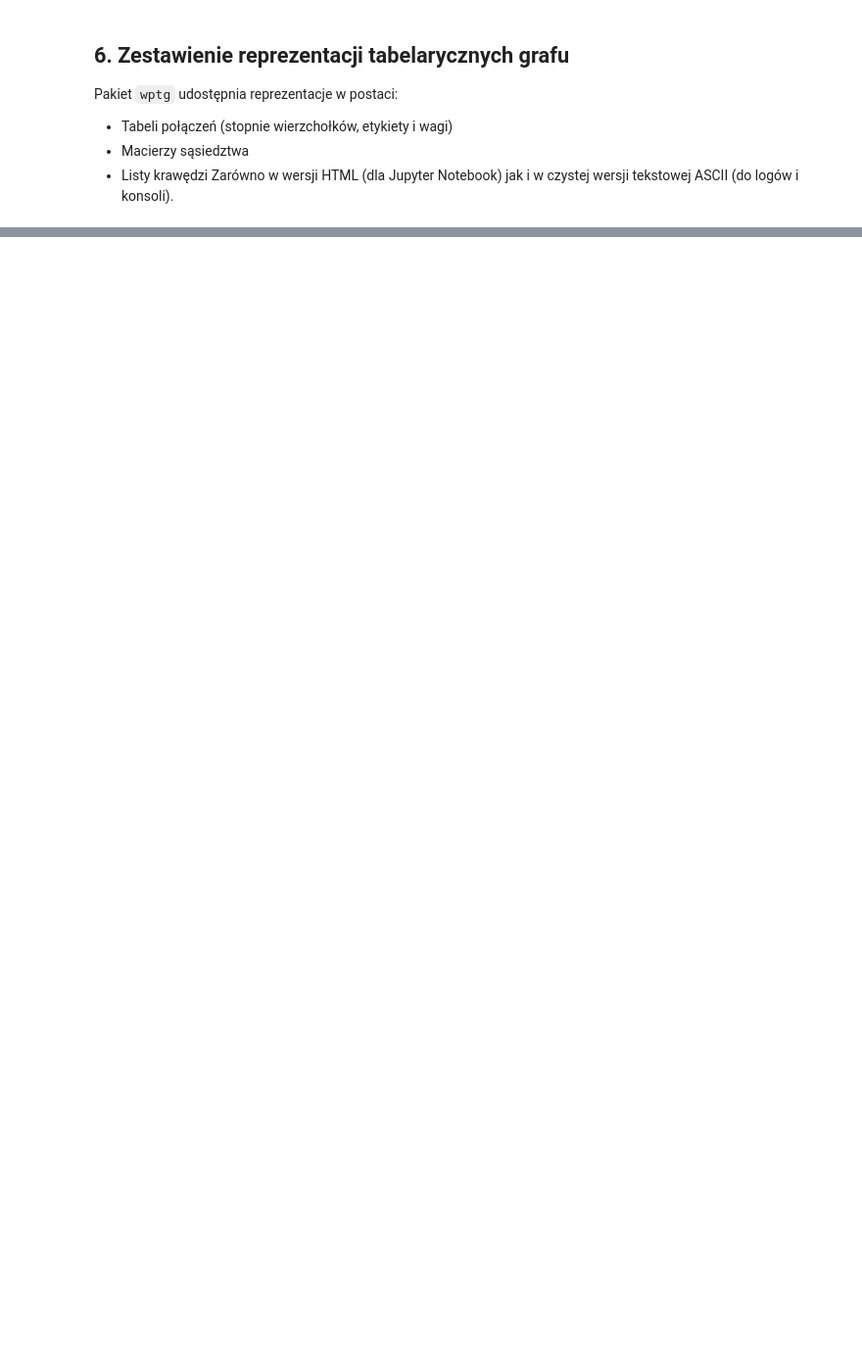
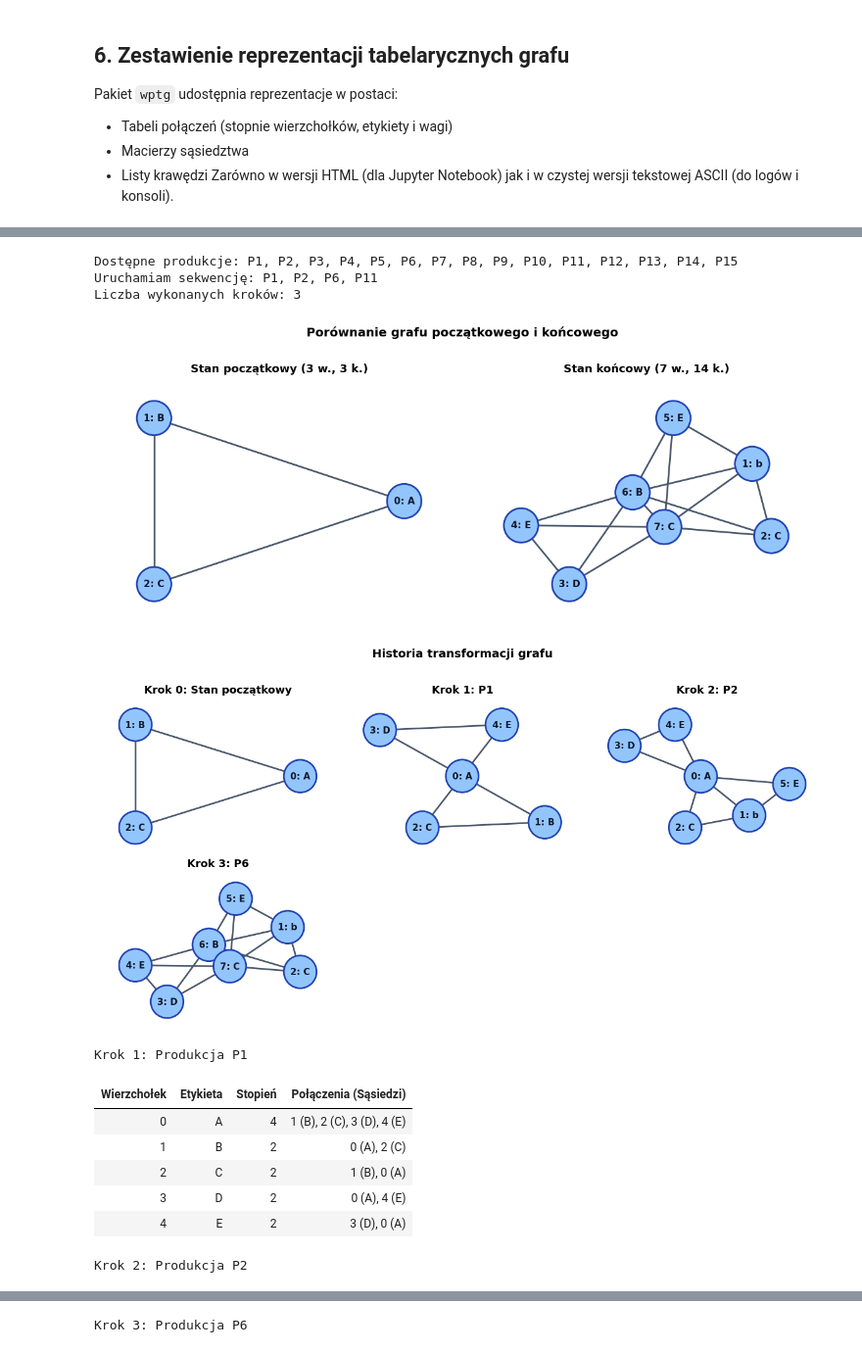
Before and after one commit to VecNine/wybrane-problemy-teorii-grafow, a Jupyter notebook: wptg.ipynb, the cells around one changed output, grey strips where cells are left out. Shown at 98% size. Saved outputs shown, nothing was run; the diff lists cells and outputs as text; code cells hidden in the pictures; blank space fills up the shorter version.

```diff
--- a/wptg.ipynb
+++ b/wptg.ipynb
@@ -188,0 +342,43 @@ small_sample_graph.display_table(mode="matrix")
+# %%
+wybrany_graf = gram.start_graph.copy()
+domyslna_sekwencja = "P1, P6, P2, P11, P12, P13, P14, P15"
+strategia_selekcji = 2
+obsluga_wiszacych = 1
+
+print("Dostępne produkcje:", ", ".join(p.name for p in gram.productions))
+
+try:
+    wpisana_sekwencja = input(f"Podaj własną kolejność produkcji (Enter = '{domyslna_sekwencja}'): ").strip()
+except EOFError:
+    wpisana_sekwencja = ""
+
+sekwencja_uzytkownika = wpisana_sekwencja if wpisana_sekwencja else domyslna_sekwencja
+print(f"Uruchamiam sekwencję: {sekwencja_uzytkownika}")
+
+ts_custom = TransformationSystem(G=wybrany_graf, T=gram)
+try:
+    applied_custom = ts_custom.apply(
+        sekwencja_uzytkownika,
+        selection_strategy=strategia_selekcji,
+        dangling_edges_handling=obsluga_wiszacych
+    )
+    print(f"Liczba wykonanych kroków: {len(applied_custom)}")
+    ts_custom.visualize_initial_and_final(figsize=(12, 4.8))
+    ts_custom.visualize_history(figsize_per_step=(4.2, 3.2), include_initial=True)
+    ts_custom.display_history_tables(mode="connections")
+except ValueError as err:
+    print(f"Błąd w podanej sekwencji produkcji: {err}")
+# %% [output]
+Dostępne produkcje: P1, P2, P3, P4, P5, P6, P7, P8, P9, P10, P11, P12, P13, P14, P15
+Uruchamiam sekwencję: P1, P2, P6, P11
+Liczba wykonanych kroków: 3
+[figure, added]
+[figure, added]
+Krok 1: Produkcja P1
+| Wierzchołek | Etykieta | Stopień | Połączenia (Sąsiedzi) |
+| 0 | A | 4 | 1 (B), 2 (C), 3 (D), 4 (E) |
+| 1 | B | 2 | 0 (A), 2 (C) |
+| 2 | C | 2 | 1 (B), 0 (A) |
+| 3 | D | 2 | 0 (A), 4 (E) |
+| 4 | E | 2 | 3 (D), 0 (A) |
+Krok 2: Produkcja P2
@@ -188,0 +392 @@ small_sample_graph.display_table(mode="matrix")
+Krok 3: Produkcja P6
```
Also changed, not shown: parts of 16 cells of this notebook, 8 other files.
